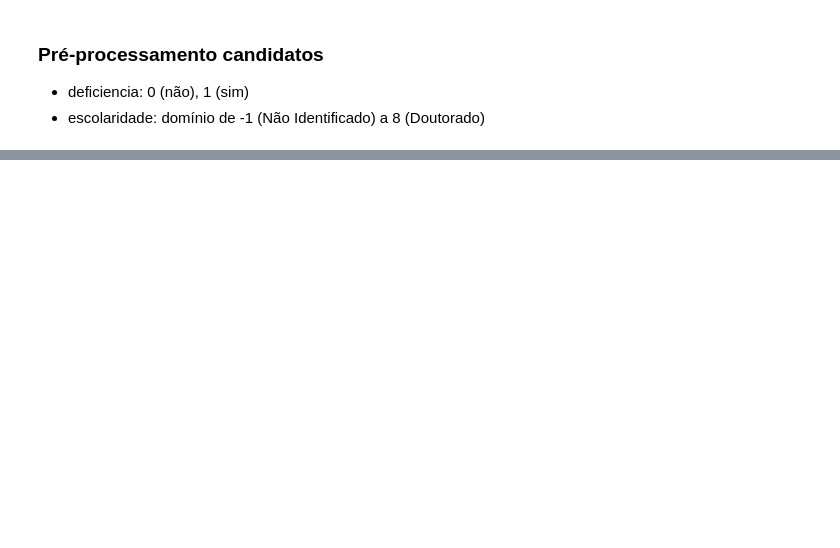
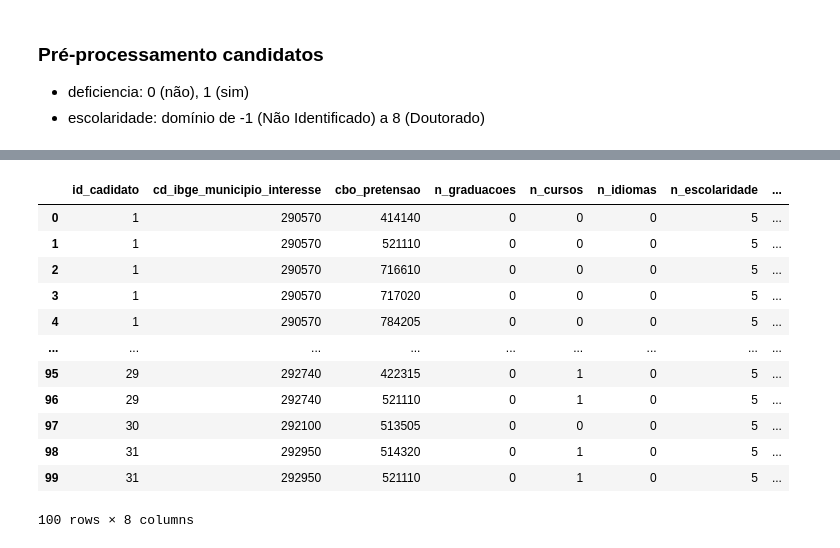
Before and after one commit to edmilsondejesus/match-emprego, a Jupyter notebook: pre-processamento.ipynb, the cells around one changed output, grey strips where cells are left out. Cells and saved outputs as stored; diff of their text form; code cells hidden in the pictures; blank space fills up the shorter version.

```diff
--- a/pre-processamento.ipynb
+++ b/pre-processamento.ipynb
@@ -142,0 +241,3 @@ Error:
+# %%
+df_candidatos = pd.DataFrame(df_new,columns=['municipio_interesse','n_graduacoes','n_cursos','n_idiomas','n_escolaridade','n_deficiencia','id_cadidato','cbo_pretensao'])
+df_candidatos = df_candidatos.astype({'municipio_interesse': str, 'n_graduacoes':int, 'n_cursos':int, 'n_idiomas': int, 'n_escolaridade': int, 'n_deficiencia': int, 'id_cadidato': int, 'cbo_pretensao': int })
@@ -142,0 +262,39 @@ Error:
+# %%
+# Trata o campo de texto de MUNICIPIOS_INTERESSE transformando-o de texto livre para vetor
+df_new=[]
+df=df_candidatos['municipio_interesse']
+for i in range(len(df)):
+    vet_pret=[]
+    texto=df[i].split("|")
+    for j in range(len(texto)):#len(texto)
+      vet_pret.append(texto[j])
+    df_new.append(vet_pret)
+df_candidatos['cd_ibge_municipio_interesse']=df_new
+df_candidatos=df_candidatos.drop(['municipio_interesse'], axis=1)
+# %%
+#Quebra os vetores de cd_ibge_municipio_interesse duplicando as linhas de perfil do candidato
+df_new=[]
+for row in df_candidatos.itertuples(index=False):
+  for j in range(len(row.cd_ibge_municipio_interesse)):
+    n_row=(row[5],row[7][j],row[6],row[0],row[1],row[2],row[3],row[4])
+    df_new.append(list(n_row))
+# %%
+#renomeia os campos de acordo com a nova organização
+df_candidatos = pd.DataFrame(df_new,columns=['id_cadidato','cd_ibge_municipio_interesse','cbo_pretensao','n_graduacoes','n_cursos','n_idiomas','n_escolaridade','n_deficiencia'])
+# %%
+
+df_candidatos.head(100)
+# %% [output]
+|  | id_cadidato | cd_ibge_municipio_interesse | cbo_pretensao | n_graduacoes | n_cursos | n_idiomas | n_escolaridade | ... |
+| 0 | 1 | 290570 | 414140 | 0 | 0 | 0 | 5 | ... |
+| 1 | 1 | 290570 | 521110 | 0 | 0 | 0 | 5 | ... |
+| 2 | 1 | 290570 | 716610 | 0 | 0 | 0 | 5 | ... |
+| 3 | 1 | 290570 | 717020 | 0 | 0 | 0 | 5 | ... |
+| 4 | 1 | 290570 | 784205 | 0 | 0 | 0 | 5 | ... |
+| ... | ... | ... | ... | ... | ... | ... | ... | ... |
+| 95 | 29 | 292740 | 422315 | 0 | 1 | 0 | 5 | ... |
+| 96 | 29 | 292740 | 521110 | 0 | 1 | 0 | 5 | ... |
+| 97 | 30 | 292100 | 513505 | 0 | 0 | 0 | 5 | ... |
+| 98 | 31 | 292950 | 514320 | 0 | 1 | 0 | 5 | ... |
+| 99 | 31 | 292950 | 521110 | 0 | 1 | 0 | 5 | ... |
+100 rows × 8 columns
```
Also changed, not shown: parts of 29 cells of this notebook, 2 other files.
